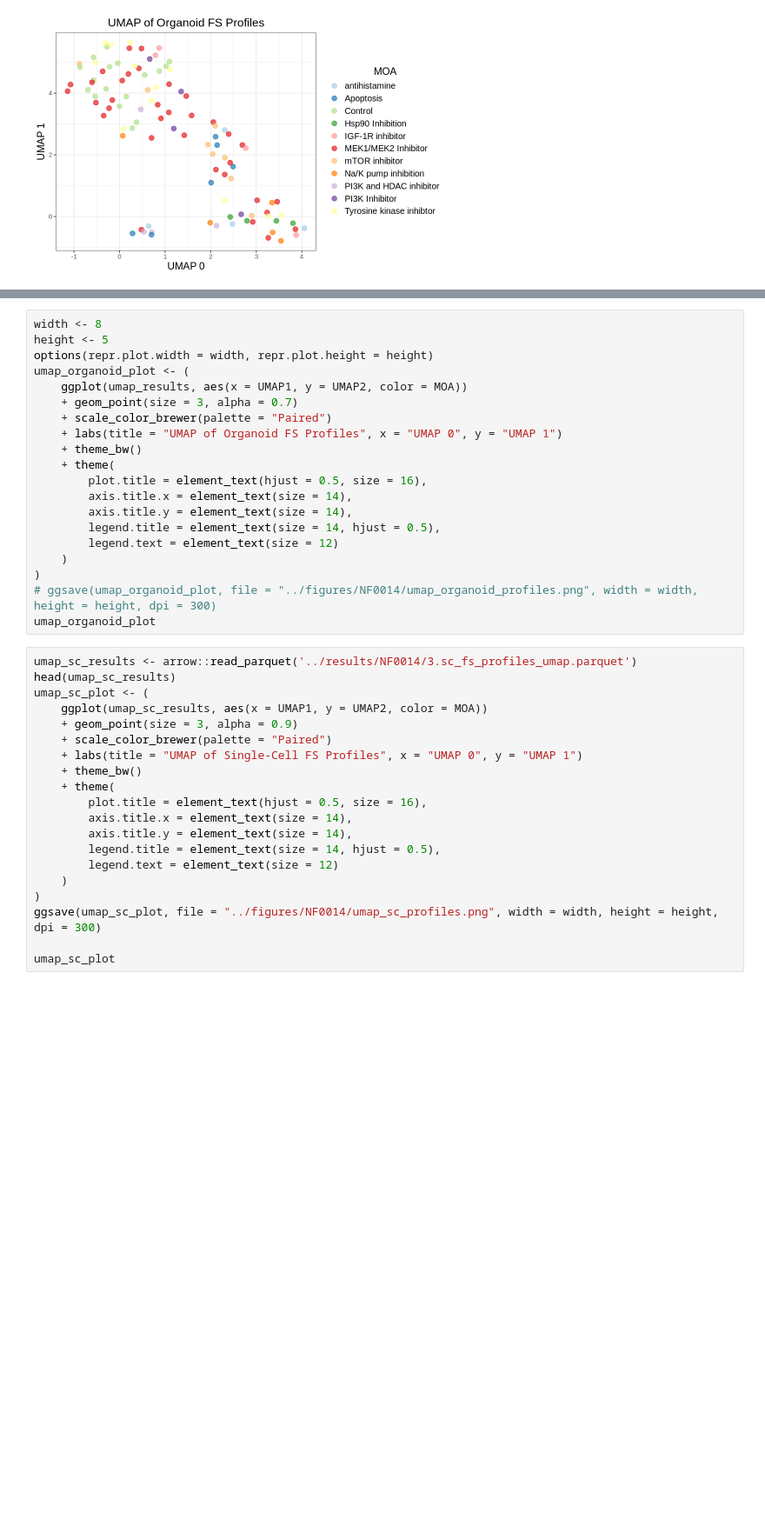
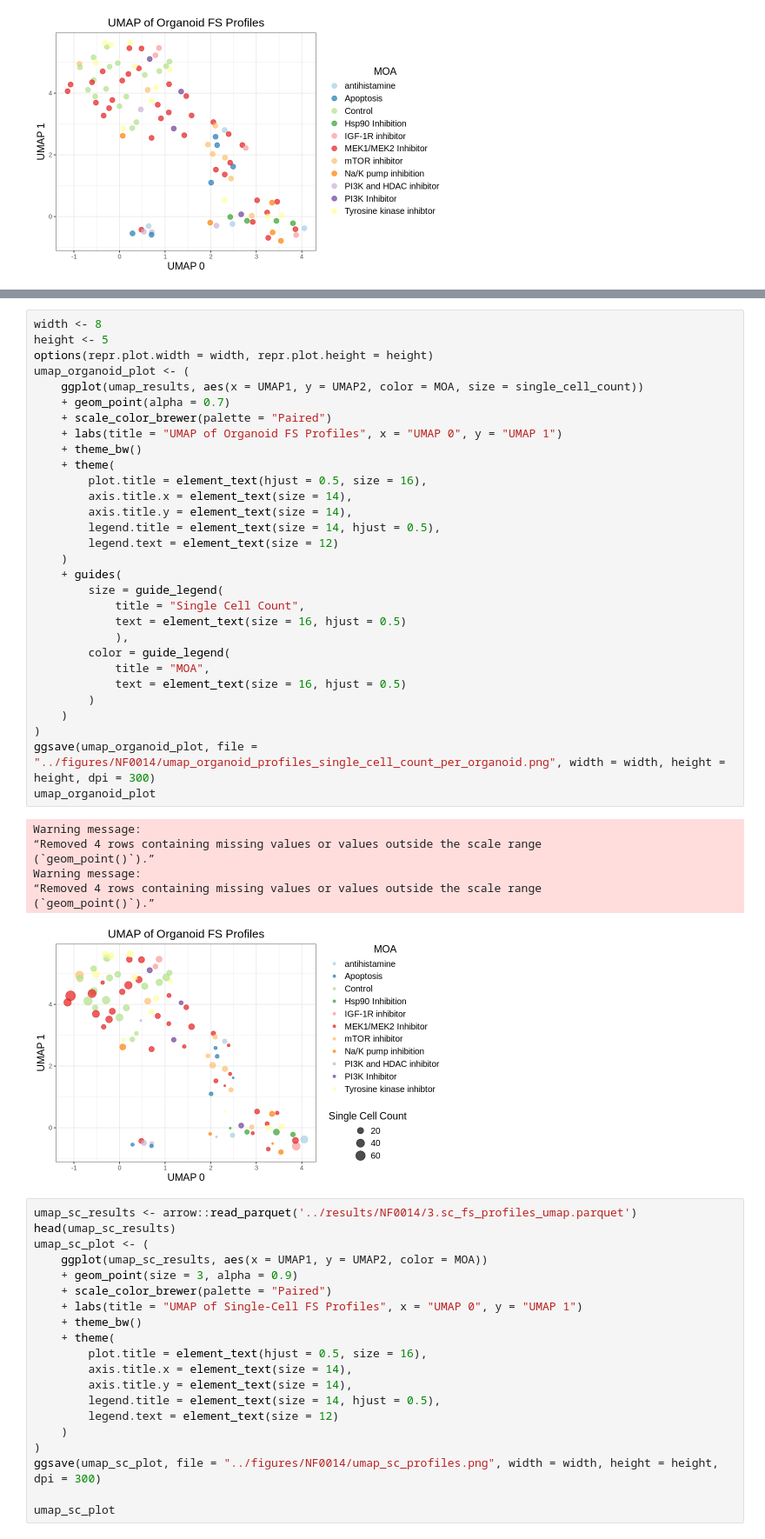
Before and after one commit to MikeLippincott/GFF_3D_organoid_profiling_pipeline, a Jupyter notebook: 5.EDA/notebooks/1.plot_umap.ipynb, the cells around one changed output, grey strips where cells are left out. Shown at 87% size. Saved outputs shown, nothing was run; the diff lists cells and outputs as text; blank space fills up the shorter version.

```diff
--- a/5.EDA/notebooks/1.plot_umap.ipynb
+++ b/5.EDA/notebooks/1.plot_umap.ipynb
@@ -67,23 +67,41 @@ A tibble: 6 × 10
 # %%
 width <- 8
 height <- 5
 options(repr.plot.width = width, repr.plot.height = height)
 umap_organoid_plot <- (
-    ggplot(umap_results, aes(x = UMAP1, y = UMAP2, color = MOA))
-    + geom_point(size = 3, alpha = 0.7)
+    ggplot(umap_results, aes(x = UMAP1, y = UMAP2, color = MOA, size = single_cell_count))
+    + geom_point(alpha = 0.7)
     + scale_color_brewer(palette = "Paired")
     + labs(title = "UMAP of Organoid FS Profiles", x = "UMAP 0", y = "UMAP 1")
     + theme_bw()
     + theme(
         plot.title = element_text(hjust = 0.5, size = 16),
         axis.title.x = element_text(size = 14),
         axis.title.y = element_text(size = 14),
         legend.title = element_text(size = 14, hjust = 0.5),
         legend.text = element_text(size = 12)
     )
+    + guides(
+        size = guide_legend(
+            title = "Single Cell Count",
+            text = element_text(size = 16, hjust = 0.5)
+            ),
+        color = guide_legend(
+            title = "MOA",
+            text = element_text(size = 16, hjust = 0.5)
+        )
+    )
 )
-# ggsave(umap_organoid_plot, file = "../figures/NF0014/umap_organoid_profiles.png", width = width, height = height, dpi = 300)
+ggsave(umap_organoid_plot, file = "../figures/NF0014/umap_organoid_profiles_single_cell_count_per_organoid.png", width = width, height = height, dpi = 300)
 umap_organoid_plot
+# %% [output]
+Warning message:
+“Removed 4 rows containing missing values or values outside the scale range
+(`geom_point()`).”
+Warning message:
+“Removed 4 rows containing missing values or values outside the scale range
+(`geom_point()`).”
+[figure, added]
 # %%
 umap_sc_results <- arrow::read_parquet('../results/NF0014/3.sc_fs_profiles_umap.parquet')
 head(umap_sc_results)
```
Also changed, not shown: parts of 3 cells of this notebook, 5 other files.
